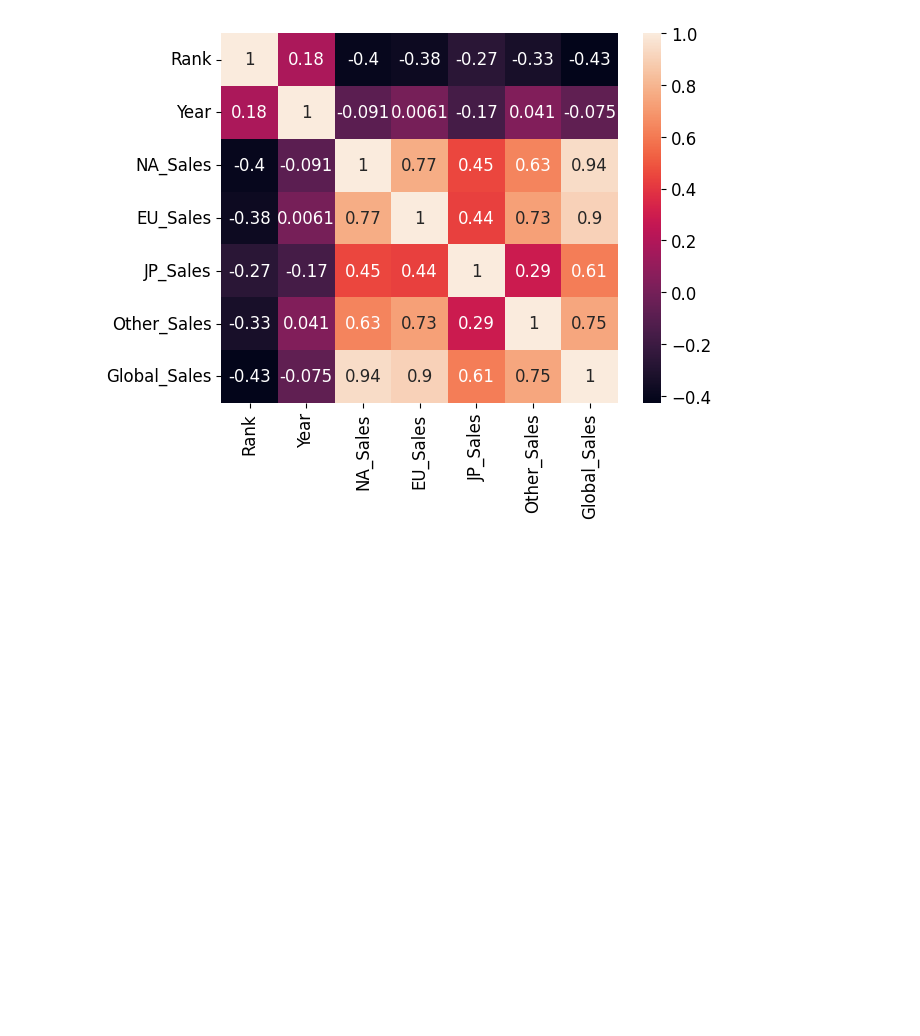
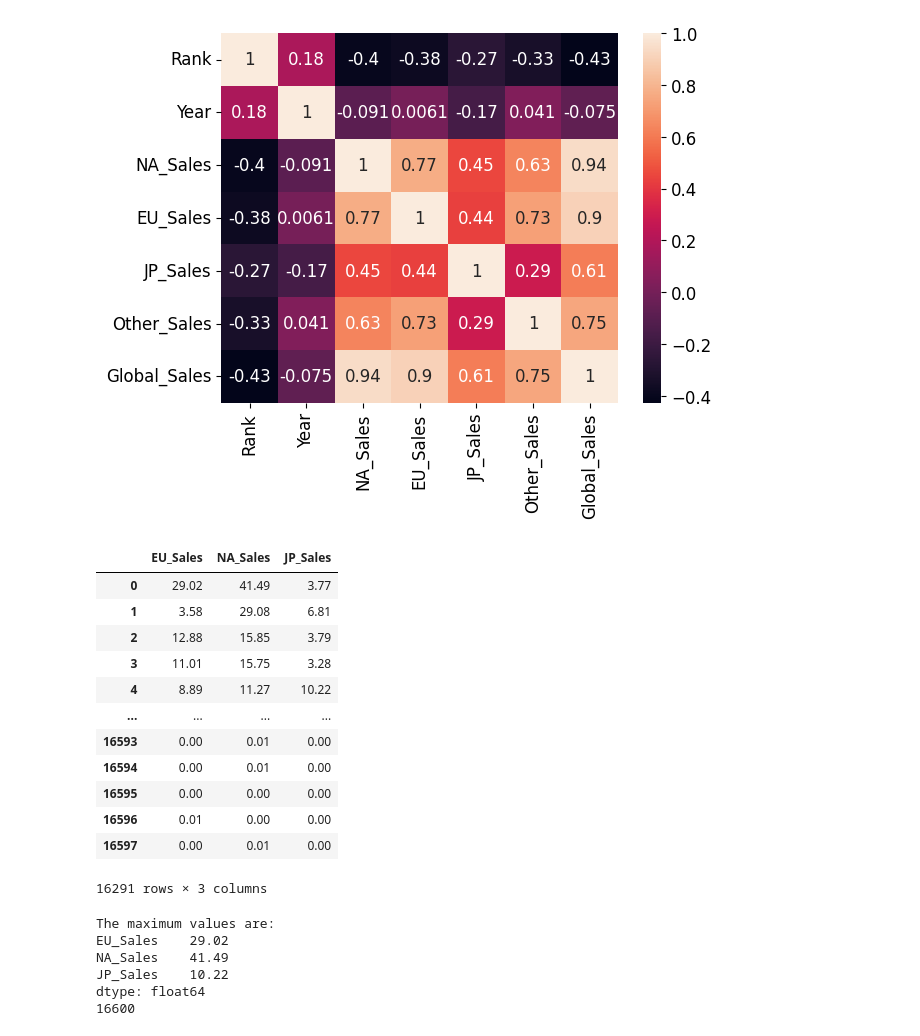
Before and after one commit to DoczyKristof/BevGepiTan, a Jupyter notebook: BevGepTan.ipynb, the cells around one changed output. Drawn from its saved outputs; the diff is of its cells as text; code cells hidden in the pictures; blank space fills up the shorter version.

```diff
--- a/BevGepTan.ipynb
+++ b/BevGepTan.ipynb
@@ -125,7 +173,34 @@ Other_Sales       0.747964
 Global_Sales      1.000000
 [figure]
 # %%
-x = data[["Rank", "NA_Sales", "EU_Sales", "JP_Sales", "Other_Sales"]]
-y = data["Global_Sales"]
+x = data[["EU_Sales", "NA_Sales", "JP_Sales"]]
+x
+# %% [output]
+|  | EU_Sales | NA_Sales | JP_Sales |
+| 0 | 29.02 | 41.49 | 3.77 |
+| 1 | 3.58 | 29.08 | 6.81 |
+| 2 | 12.88 | 15.85 | 3.79 |
+| 3 | 11.01 | 15.75 | 3.28 |
+| 4 | 8.89 | 11.27 | 10.22 |
+| ... | ... | ... | ... |
+| 16593 | 0.00 | 0.01 | 0.00 |
+| 16594 | 0.00 | 0.01 | 0.00 |
+| 16595 | 0.00 | 0.00 | 0.00 |
+| 16596 | 0.01 | 0.00 | 0.00 |
+| 16597 | 0.00 | 0.01 | 0.00 |
+16291 rows × 3 columns
+# %%
+X_max_values = x[["EU_Sales", "NA_Sales", "JP_Sales"]].max()
+Y_max=Y.max()
+print("The maximum values are:")
+print(X_max_values)
+print(Y_max)
+# %% [output]
+The maximum values are:
+EU_Sales    29.02
+NA_Sales    41.49
+JP_Sales    10.22
+dtype: float64
+16600
 # %%
 from sklearn.model_selection import train_test_split
```
Also changed, not shown: parts of 13 cells of this notebook.
